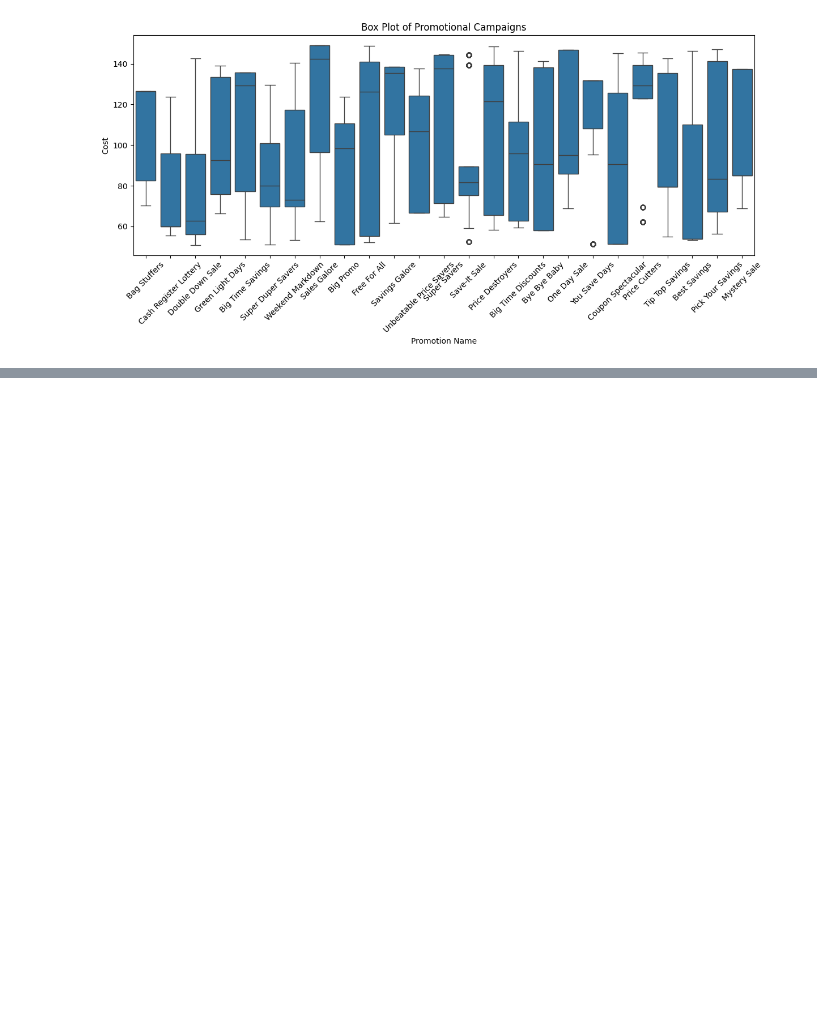
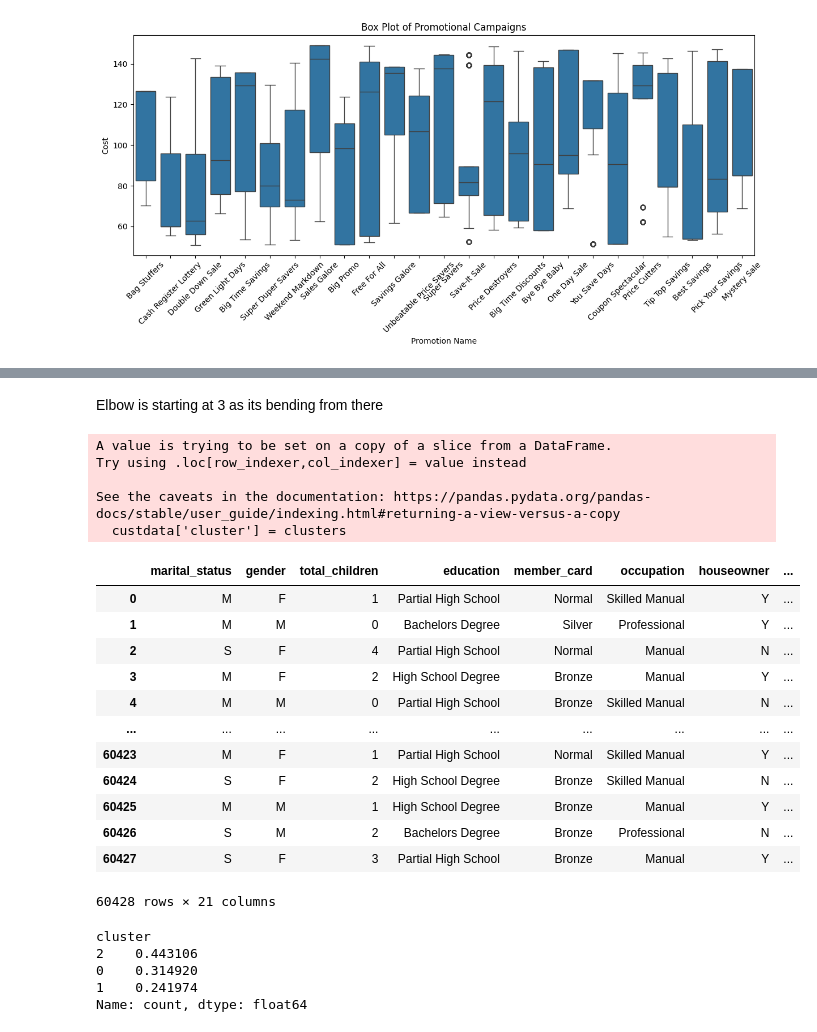
Before and after one commit to Indranil-Seal/customer_acq_model, a Jupyter notebook: notebooks/EDA/eda_v1.ipynb, the cells around one changed output, grey strips where cells are left out. Drawn from its saved outputs; the diff is of its cells as text; code cells hidden in the pictures; blank space fills up the shorter version.

```diff
--- a/notebooks/EDA/eda_v1.ipynb
+++ b/notebooks/EDA/eda_v1.ipynb
@@ -408,0 +443,7 @@ plt.show()
+# %%
+## List of demographic columns:
+## This list of features conatins features that add to the customer demography and their experience shopping
+
+custdemo = ['marital_status', 'gender', 'total_children', 'education', 'member_card', 'occupation', 'houseowner', 'avg_cars_at home(approx)',
+            'avg. yearly_income', 'num_children_at_home', 'store_type', 'store_sqft', 'grocery_sqft', 'frozen_sqft',
+            'meat_sqft', 'coffee_bar', 'video_store', 'salad_bar', 'prepared_food', 'media_type']
@@ -408,0 +633,38 @@ plt.show()
+# %% [markdown]
+Elbow is starting at 3 as its bending from there
+# %%
+# Separate categorical and numerical column indices
+cat_cols = ['marital_status', 'gender', 'education', 'member_card',
+            'occupation', 'houseowner', 'avg. yearly_income',
+            'store_type', 'media_type']
+categorical_indices = [custdata.columns.get_loc(col) for col in cat_cols]
+
+# Function to calculate the cost for different k values
+def run_kprototype_cluster(data, categorical_indices, k):
+    kproto = KPrototypes(n_clusters=k, init='Huang', random_state=42)
+    clusters = kproto.fit_predict(data, categorical=categorical_indices)
+    custdata['cluster'] = clusters
+    return custdata
+
+# Calculate the costs for k-values using sampled data
+cluster_data = run_kprototype_cluster(custdata, categorical_indices, 3)
+cluster_data
+# %% [output]
+A value is trying to be set on a copy of a slice from a DataFrame.
+Try using .loc[row_indexer,col_indexer] = value instead
+
+See the caveats in the documentation: https://pandas.pydata.org/pandas-docs/stable/user_guide/indexing.html#returning-a-view-versus-a-copy
+  custdata['cluster'] = clusters
+|  | marital_status | gender | total_children | education | member_card | occupation | houseowner | ... |
+| 0 | M | F | 1 | Partial High School | Normal | Skilled Manual | Y | ... |
+| 1 | M | M | 0 | Bachelors Degree | Silver | Professional | Y | ... |
+| 2 | S | F | 4 | Partial High School | Normal | Manual | N | ... |
+| 3 | M | F | 2 | High School Degree | Bronze | Manual | Y | ... |
+| 4 | M | M | 0 | Partial High School | Bronze | Skilled Manual | N | ... |
+| ... | ... | ... | ... | ... | ... | ... | ... | ... |
+| 60423 | M | F | 1 | Partial High School | Normal | Skilled Manual | Y | ... |
+| 60424 | S | F | 2 | High School Degree | Bronze | Skilled Manual | N | ... |
+| 60425 | M | M | 1 | High School Degree | Bronze | Manual | Y | ... |
+| 60426 | S | M | 2 | Bachelors Degree | Bronze | Professional | N | ... |
+| 60427 | S | F | 3 | Partial High School | Bronze | Manual | Y | ... |
+60428 rows × 21 columns
@@ -408,0 +673,12 @@ plt.show()
+# %%
+# Find the number of observations in each cluster
+cluster_counts = cluster_data['cluster'].value_counts()/cluster_data.shape[0]
+
+# Display the cluster counts
+print(cluster_counts)
+# %% [output]
+cluster
+2    0.443106
+0    0.314920
+1    0.241974
+Name: count, dtype: float64
```
Also changed, not shown: parts of 24 cells of this notebook, 1 other file.
